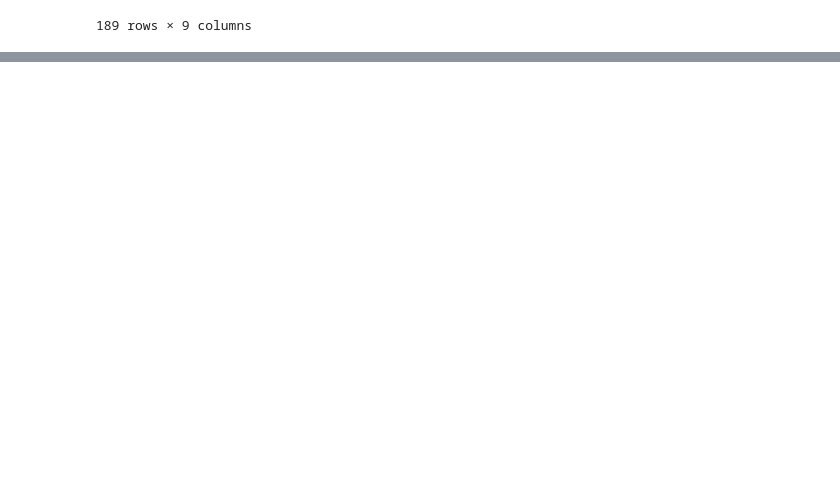
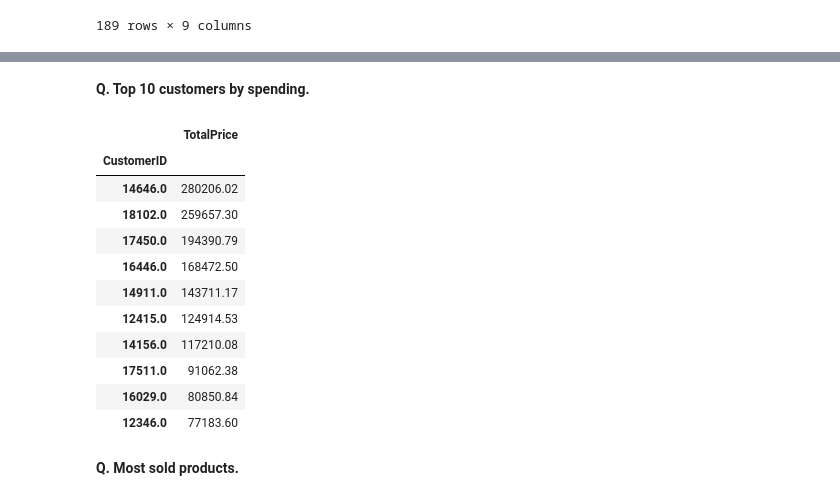
Before and after one commit to shsaniya04/Data-Analysis-with-Python, a Jupyter notebook: 12_Pandas_Practice_Project.ipynb, the cells around one changed output, grey strips where cells are left out. Saved outputs shown, nothing was run; the diff lists cells and outputs as text; code cells hidden in the pictures; blank space fills up the shorter version.

```diff
--- a/12_Pandas_Practice_Project.ipynb
+++ b/12_Pandas_Practice_Project.ipynb
@@ -310,0 +418,19 @@ df[df['UnitPrice'] >= 100]
+# %% [markdown]
+**Q. Top 10 customers by spending.**
+# %%
+df.groupby('CustomerID')[['TotalPrice']].sum().sort_values(by = 'TotalPrice', ascending = False).head(10)
+# %% [output]
+|  | TotalPrice |
+| CustomerID |  |
+| 14646.0 | 280206.02 |
+| 18102.0 | 259657.30 |
+| 17450.0 | 194390.79 |
+| 16446.0 | 168472.50 |
+| 14911.0 | 143711.17 |
+| 12415.0 | 124914.53 |
+| 14156.0 | 117210.08 |
+| 17511.0 | 91062.38 |
+| 16029.0 | 80850.84 |
+| 12346.0 | 77183.60 |
+# %% [markdown]
+**Q. Most sold products.**
```
Also changed, not shown: parts of 29 cells of this notebook, 1 other file.
